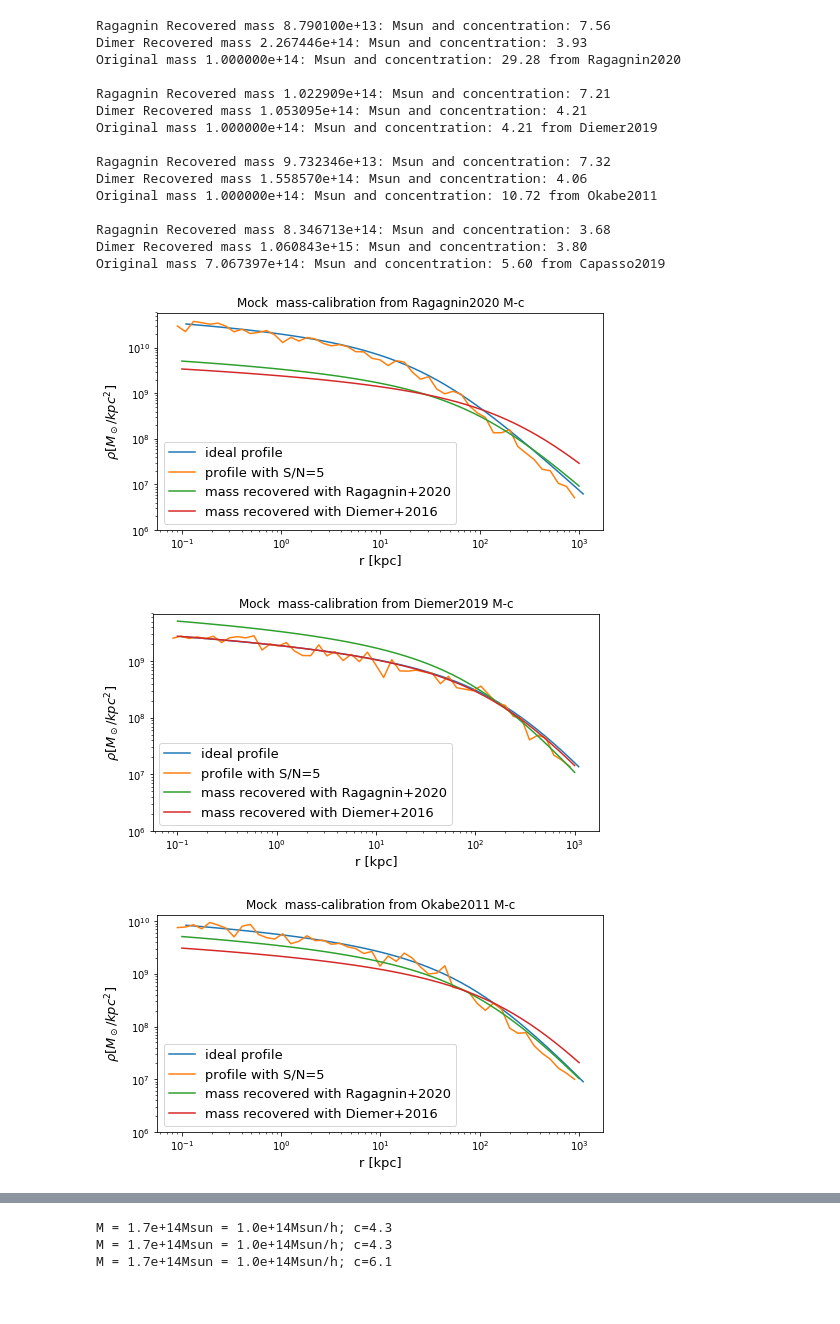
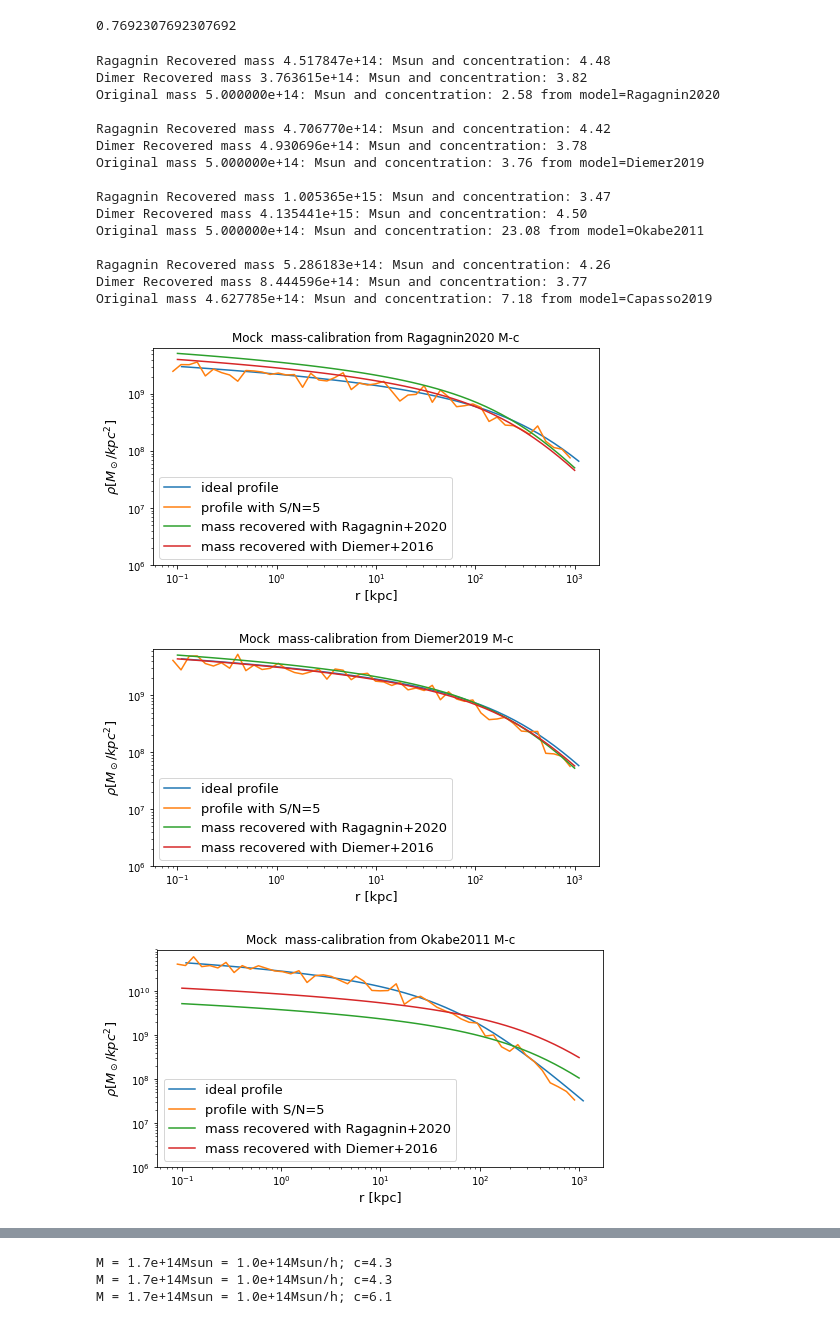
Before and after one commit to aragagnin/hydro_mc, a Jupyter notebook: mass-calibration.ipynb, the cells around one changed output, grey strips where cells are left out. Cells and saved outputs as stored; diff of their text form; code cells hidden in the pictures.

```diff
--- a/mass-calibration.ipynb
+++ b/mass-calibration.ipynb
@@ -233,9 +197,45 @@ def confronta(M = 1.e14, sn=None, outputta=False, plotta=False, fig=None, ax=Non
+# %%
+print(1/(1.+0.3))
+def confronta(M = 1.e14, sn=None, outputta=False, plotta=False, fig=None, ax=None, delta='200c', params =  None, model='Ragagnin2020'):
+    # in teoria anche la cosmologia potrebbe essere sconosciuta
+    omega_m = 0.27
+    omega_b = 0.004
+    sigma8 = 0.8
+    h0= .7
+    a = .8 #/(1.+0.1)
+    M,c = get_M_c_from_model(model, M, delta, omega_m, omega_b, sigma8,  h0, a)
+    radii, prof2d_ideal, prof2d_niosy, prof2d_niosy_error = genera_profilo_con_SN(M, c,  a=a, delta=delta, omega_m=omega_m, omega_b=omega_b,
+                                                                    sigma8=sigma8, h0=h0, sn = sn,radii_n=50,
+                                                                    plotta=False)
+
+    # ora provo a recuperarlo usando Ragag2020 o Diemer2016
+
+    RagagninM, RagagninC = calibra_massa_Ragagnin2020(radii, prof2d_niosy, np.log(prof2d_niosy_error) , a, delta, omega_m, omega_b, sigma8, h0)
+
+    DiemerM, DiemerC = calibra_massa_Diemer2019(radii, prof2d_niosy, np.log(prof2d_niosy_error) , a, delta, omega_m, omega_b, sigma8, h0)
+    if plotta:
+        ax.set_title('Mock  mass-calibration from %s M-c'%model)
+        ax.plot(radii*1.1, prof2d_ideal, label='ideal profile' )
+        #ax.plot(radii, nfw2_profile_from_M_c_prova(Mvir/ureg.Msun/1e10, c_vir, delta, params['a'], params['omega_m'], params['h0'], radii), label='idel profile 2' )
+        ax.plot(radii*.9, prof2d_niosy, label='profile with S/N=5')
+        ax.plot(radii, nfw2_profile_from_M_c(RagagninM, RagagninC, delta, a, omega_m, h0, radii), label='mass recovered with Ragagnin+2020' )
+        ax.plot(radii, nfw2_profile_from_M_c(DiemerM, DiemerC, delta, a, omega_m, h0, radii), label='mass recovered with Diemer+2016' )
+    if outputta:
+        print('Ragagnin Recovered mass %e: Msun and concentration: %.2f'%(
+            RagagninM,RagagninC))
+        print('Dimer Recovered mass %e: Msun and concentration: %.2f'%(
+            DiemerM, DiemerC))
+        print('Original mass %e: Msun and concentration: %.2f from model=%s'%(
+            M,c, model))
+    return M, RagagninM, DiemerM
+# %% [output]
+0.7692307692307692
 # %%
 
 
 
 fig,ax = plt.subplots(1,figsize=(8,4))
-confronta(M = 1e14, sn=5.,  plotta=True, fig=fig, ax=ax, outputta=True)
+confronta(M = 5e14, sn=5.,  plotta=True, fig=fig, ax=ax, outputta=True)
 ax.set_xscale('log')
 ax.set_yscale('log')
 ax.set_ylim([1e6,None])
@@ -248,51 +248,51 @@ print()
 
 
 fig,ax = plt.subplots(1,figsize=(8,4))
-confronta(M = 1e14, sn=5.,  plotta=True, fig=fig, ax=ax, outputta=True, c_orig='Diemer2019')
+confronta(M = 5e14, sn=5.,  plotta=True, fig=fig, ax=ax, outputta=True, model='Diemer2019')
 ax.set_xscale('log')
 ax.set_yscale('log')
 ax.set_ylim([1e6,None])
 ax.legend(fontsize=13)
 ax.set_xlabel('r [kpc]',fontsize=13)
 ax.set_ylabel(r'$\rho [M_\odot/kpc^2]$',fontsize=13)
 print()
 
 
 fig,ax = plt.subplots(1,figsize=(8,4))
-confronta(M = 1e14, sn=5.,  plotta=True, fig=fig, ax=ax, outputta=True, c_orig='Okabe2011')
+confronta(M = 5e14, sn=5.,  plotta=True, fig=fig, ax=ax, outputta=True, model='Okabe2011')
 ax.set_xscale('log')
 ax.set_yscale('log')
 ax.set_ylim([1e6,None])
 ax.legend(fontsize=13)
 ax.set_xlabel('r [kpc]',fontsize=13)
 ax.set_ylabel(r'$\rho [M_\odot/kpc^2]$',fontsize=13)
 print()
 
 fig,ax = plt.subplots(1,figsize=(8,4))
-confronta(M = None, sn=5.,  plotta=True, fig=fig, ax=ax, outputta=True, c_orig='Capasso2019')
+confronta(M = None, sn=5.,  plotta=True, fig=fig, ax=ax, outputta=True, model='Capasso2019')
 ax.set_xscale('log')
 ax.set_yscale('log')
 ax.set_ylim([1e6,None])
 ax.legend(fontsize=13)
 ax.set_xlabel('r [kpc]',fontsize=13)
 ax.set_ylabel(r'$\rho [M_\odot/kpc^2]$',fontsize=13)
 print()
 # %% [output]
-Ragagnin Recovered mass 8.790100e+13: Msun and concentration: 7.56
-Dimer Recovered mass 2.267446e+14: Msun and concentration: 3.93
-Original mass 1.000000e+14: Msun and concentration: 29.28 from Ragagnin2020
+Ragagnin Recovered mass 4.517847e+14: Msun and concentration: 4.48
+Dimer Recovered mass 3.763615e+14: Msun and concentration: 3.82
+Original mass 5.000000e+14: Msun and concentration: 2.58 from model=Ragagnin2020
 
-Ragagnin Recovered mass 1.022909e+14: Msun and concentration: 7.21
-Dimer Recovered mass 1.053095e+14: Msun and concentration: 4.21
-Original mass 1.000000e+14: Msun and concentration: 4.21 from Diemer2019
+Ragagnin Recovered mass 4.706770e+14: Msun and concentration: 4.42
+Dimer Recovered mass 4.930696e+14: Msun and concentration: 3.78
+Original mass 5.000000e+14: Msun and concentration: 3.76 from model=Diemer2019
 
-Ragagnin Recovered mass 9.732346e+13: Msun and concentration: 7.32
-Dimer Recovered mass 1.558570e+14: Msun and concentration: 4.06
-Original mass 1.000000e+14: Msun and concentration: 10.72 from Okabe2011
+Ragagnin Recovered mass 1.005365e+15: Msun and concentration: 3.47
+Dimer Recovered mass 4.135441e+15: Msun and concentration: 4.50
+Original mass 5.000000e+14: Msun and concentration: 23.08 from model=Okabe2011
 
-Ragagnin Recovered mass 8.346713e+14: Msun and concentration: 3.68
-Dimer Recovered mass 1.060843e+15: Msun and concentration: 3.80
-Original mass 7.067397e+14: Msun and concentration: 5.60 from Capasso2019
+Ragagnin Recovered mass 5.286183e+14: Msun and concentration: 4.26
+Dimer Recovered mass 8.444596e+14: Msun and concentration: 3.77
+Original mass 4.627785e+14: Msun and concentration: 7.18 from model=Capasso2019
-[figure, old version]
+[figure, new version]
-[figure, old version]
+[figure, new version]
-[figure, old version]
+[figure, new version]
```
Also changed, not shown: parts of 22 cells of this notebook.
